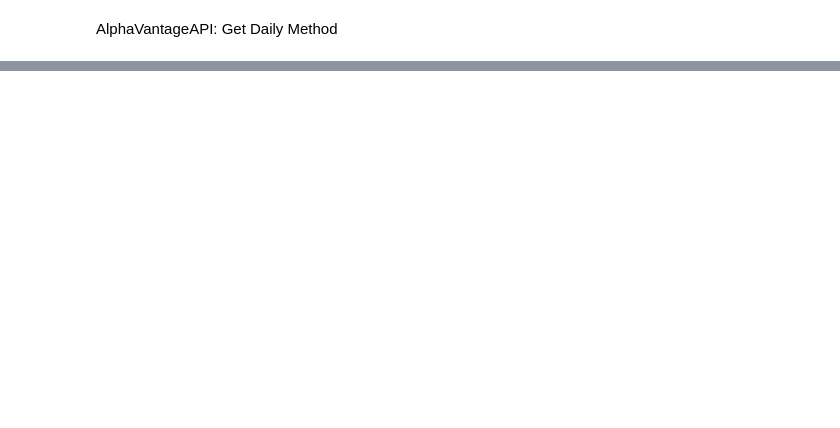
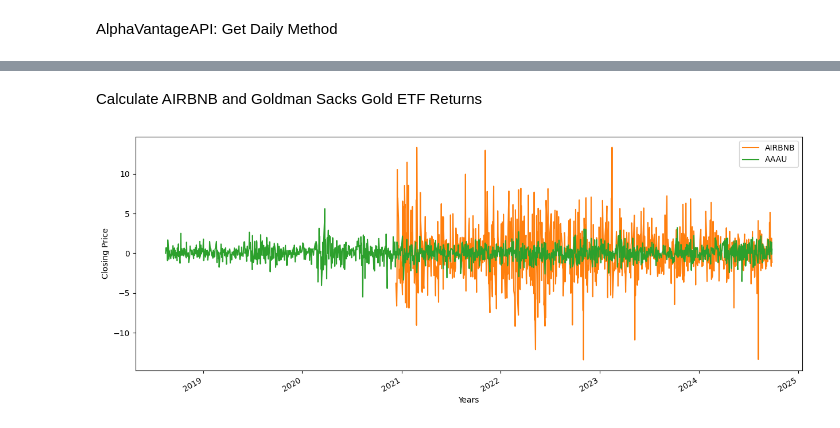
Before and after one commit to joseph-4640/Stock-Data, a Jupyter notebook: Testing.ipynb, the cells around one changed output, grey strips where cells are left out. Cells and saved outputs as stored; diff of their text form; code cells hidden in the pictures; blank space fills up the shorter version.

```diff
--- a/Testing.ipynb
+++ b/Testing.ipynb
@@ -43,0 +212,6 @@ Exception: Invalid API call. Check the ticker symbol: AMJB
+# %%
+# Sort Datetime ascending by date
+df_goldman.sort_index(ascending=True, inplace=True)
+
+# Create return column
+df_goldman["return"] = df_goldman[" close"].pct_change() * 100
@@ -43,0 +220,27 @@ Exception: Invalid API call. Check the ticker symbol: AMJB
+# %%
+# Sort Datetime ascending by date
+df_airbnb.sort_index(ascending=True, inplace=True)
+
+# Create return column
+df_airbnb["return"] = df_airbnb[" close"].pct_change() * 100# Sort Datetime ascending by date
+df_goldman.sort_index(ascending=True, inplace=True)
+
+# Create return column
+df_goldman["return"] = df_goldman[" close"].pct_change() * 100
+# %% [markdown]
+Calculate AIRBNB and Goldman Sacks Gold ETF Returns
+# %%
+fig, ax = plt.subplots(figsize = (15, 6))
+
+# Plot airbnb and AAAU closing price
+df_airbnb["return"].plot(ax=ax, label="AIRBNB", color = "C1")
+df_goldman["return"].plot(ax=ax, label="AAAU", color = "C2")
+
+# Label axes
+plt.xlabel("Years")
+plt.ylabel("Closing Price")
+
+# Add legend
+plt.legend();
+# %% [output]
+[figure, added]
```
Also changed, not shown: parts of 29 cells of this notebook, 5 other files.
